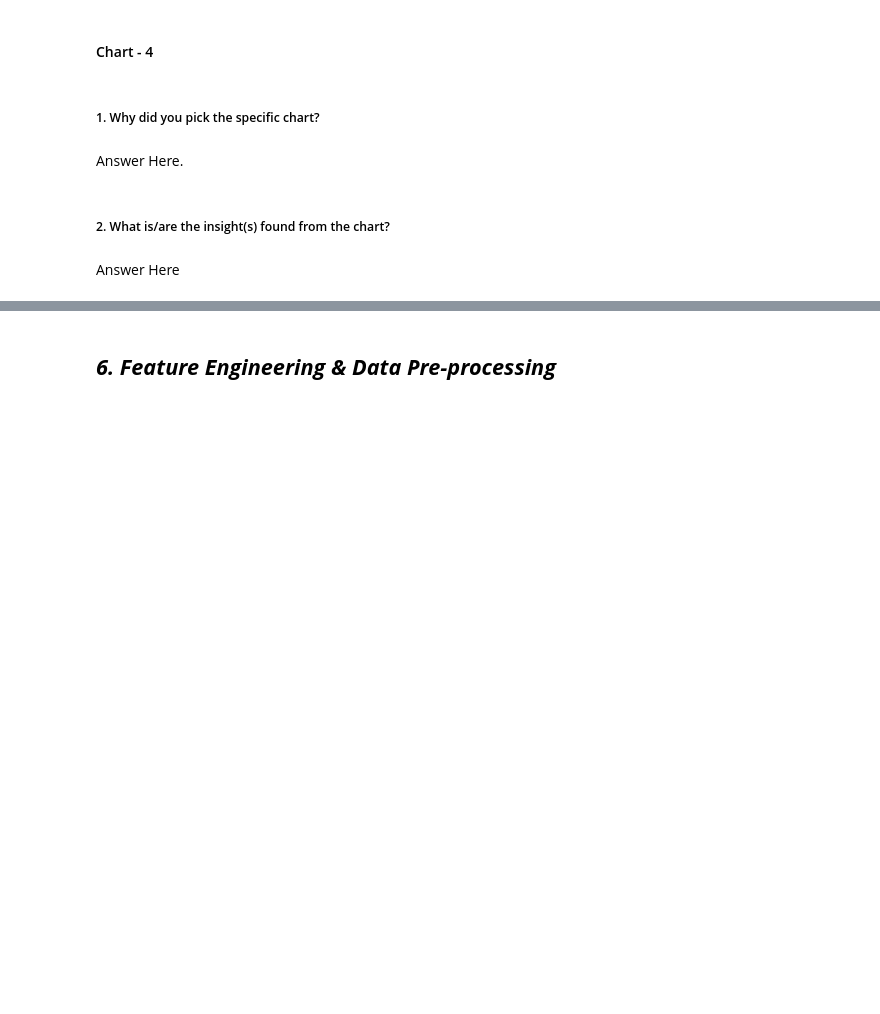
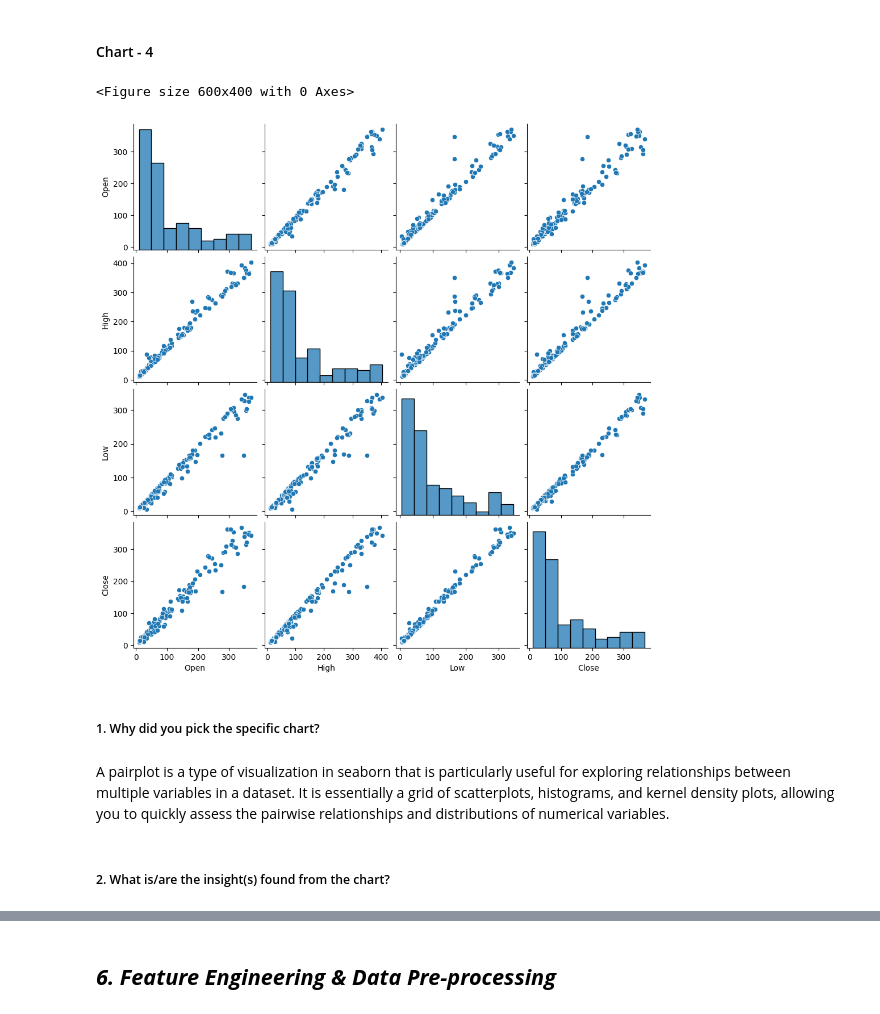
Before and after one commit to sanjaypatil91/Regression-Yes-Bank-Stock-Closing-Price-Prediction, a Jupyter notebook: Regression_Yes_Bank_Stock_Closing_Price_Prediction.ipynb, the cells around one changed output, grey strips where cells are left out. Drawn from its saved outputs; the diff is of its cells as text; code cells hidden in the pictures; blank space fills up the shorter version.

```diff
--- a/Regression_Yes_Bank_Stock_Closing_Price_Prediction.ipynb
+++ b/Regression_Yes_Bank_Stock_Closing_Price_Prediction.ipynb
@@ -323,8 +321,14 @@ Answer Here
+# %%
+# Chart - 4 visualization code
+# Coreleate relationship between the variables
+plt.figure(figsize=(6,4))
+cor = sns.pairplot(data)
+# %% [output]
+<Figure size 600x400 with 0 Axes>
+[figure, added]
 # %% [markdown]
 ##### 1. Why did you pick the specific chart?
-# %% [markdown]
-Answer Here.
+# %% [markdown]
+A pairplot is a type of visualization in seaborn that is particularly useful for exploring relationships between multiple variables in a dataset. It is essentially a grid of scatterplots, histograms, and kernel density plots, allowing you to quickly assess the pairwise relationships and distributions of numerical variables.
 # %% [markdown]
 ##### 2. What is/are the insight(s) found from the chart?
-# %% [markdown]
-Answer Here
```
Also changed, not shown: parts of 205 cells of this notebook.
